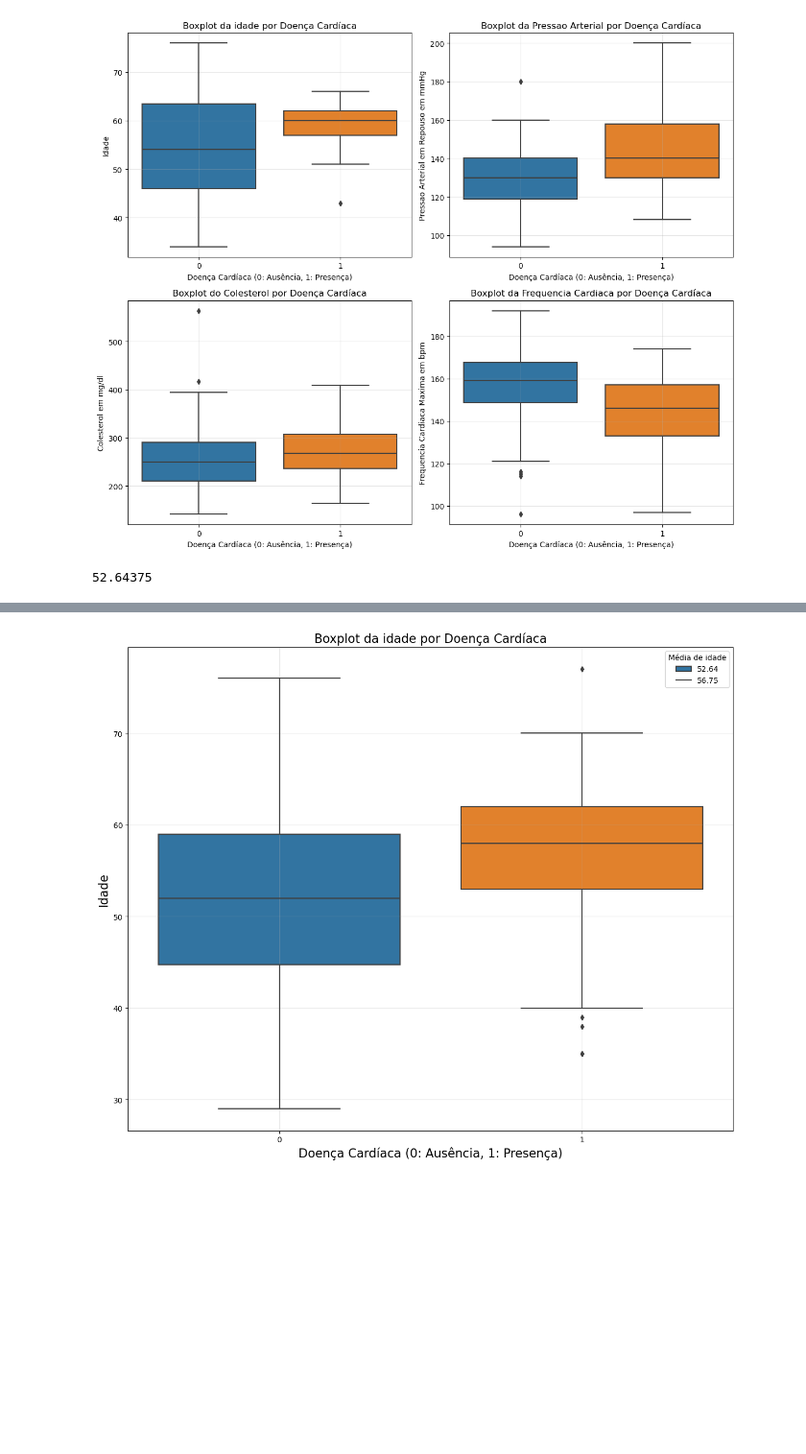
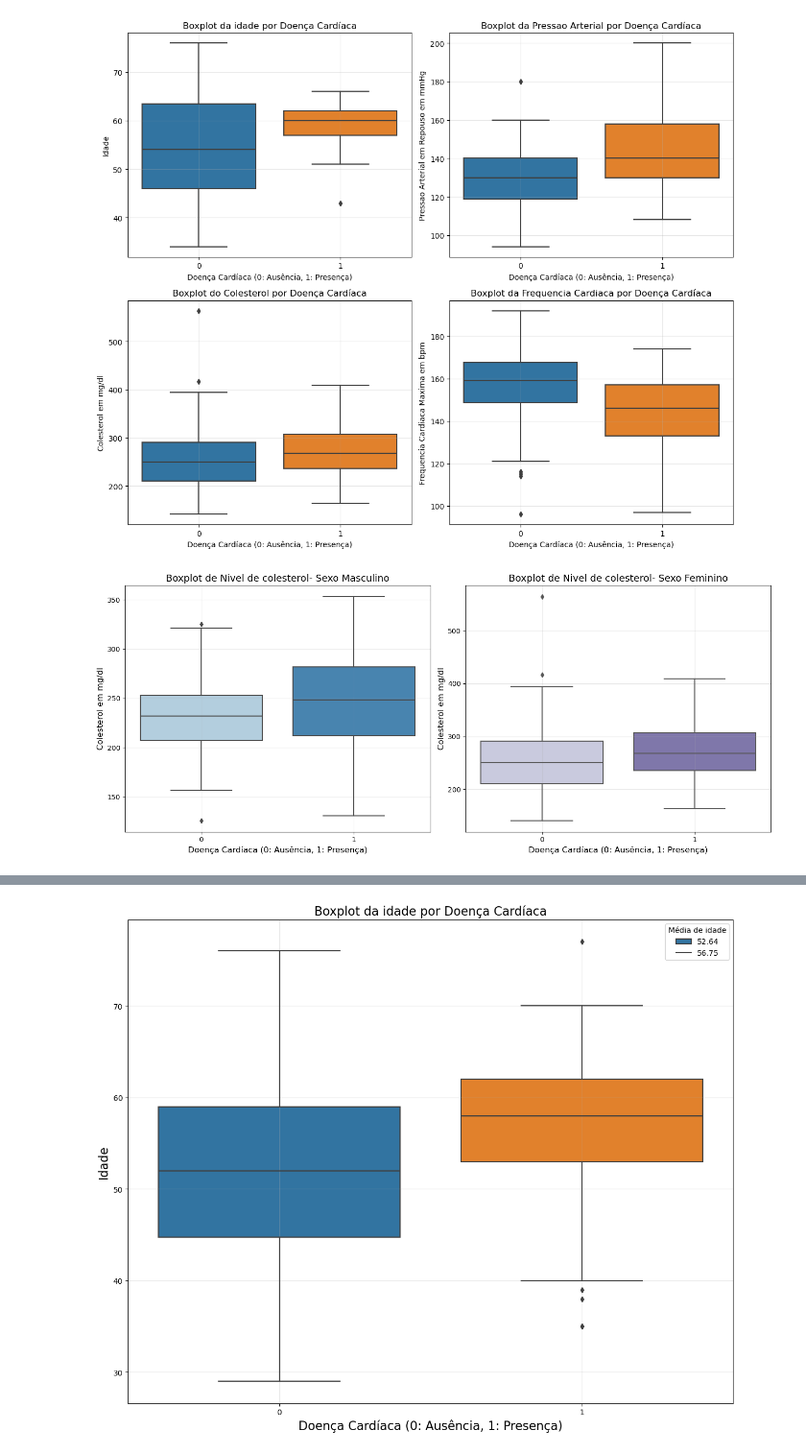
Before and after one commit to lbarbosacipriani/final-PCS5787, a Jupyter notebook: code/eda_preliminar_hear.ipynb, the cells around one changed output, grey strips where cells are left out. Shown at 96% size. Drawn from its saved outputs; the diff is of its cells as text; code cells hidden in the pictures; blank space fills up the shorter version.

```diff
--- a/code/eda_preliminar_hear.ipynb
+++ b/code/eda_preliminar_hear.ipynb
@@ -246,6 +246,25 @@ plt.show()
 # %% [output]
 [figure]
 # %%
-df[df['num'] == 0]['age'].mean()
+fig, axes = plt.subplots(1, 2, figsize=(14, 6))
+
+# Boxplot for males (sex == 1)
+df_male = df[df['sex'] == 1.0]
+sns.boxplot(x='num', y='chol', data=df_male, ax=axes[0], palette='Blues')
+axes[0].set_title('Boxplot de Nivel de colesterol- Sexo Masculino', size=14)
+axes[0].set_ylabel('Colesterol em mg/dl', size=12)
+axes[0].set_xlabel('Doença Cardíaca (0: Ausência, 1: Presença)', size=12)
+axes[0].grid(True, alpha=0.3)
+
+# Boxplot for females (sex == 0)
+df_female = df[df['sex'] == 0.0]
+sns.boxplot(x='num', y='chol', data=df_female, ax=axes[1], palette='Purples')
+axes[1].set_title('Boxplot de Nivel de colesterol- Sexo Feminino', size=14)
+axes[1].set_ylabel('Colesterol em mg/dl', size=12)
+axes[1].set_xlabel('Doença Cardíaca (0: Ausência, 1: Presença)', size=12)
+axes[1].grid(True, alpha=0.3)
+
+plt.tight_layout()
+plt.show()
 # %% [output]
-52.64375
+[figure, added]
```
Also changed, not shown: parts of 14 cells of this notebook, 9 other files.
